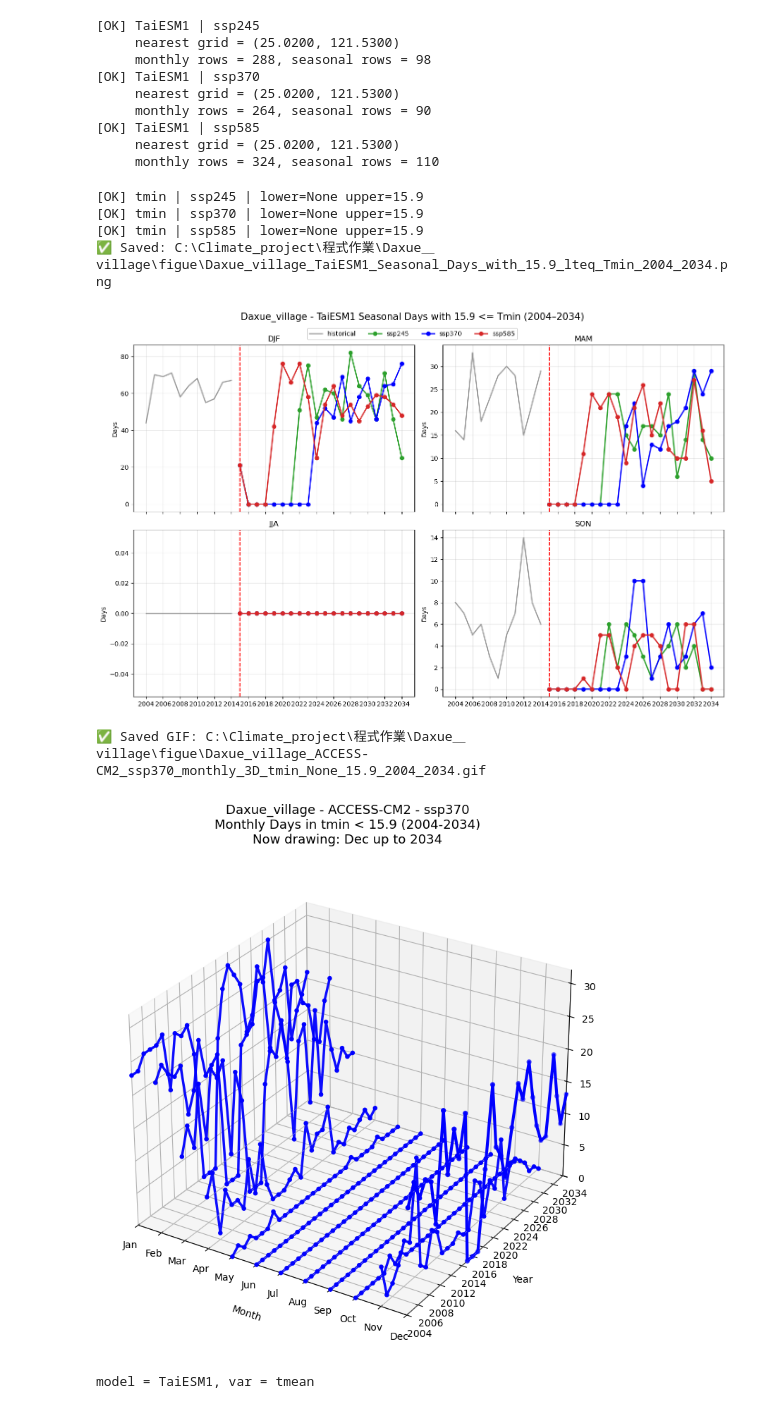
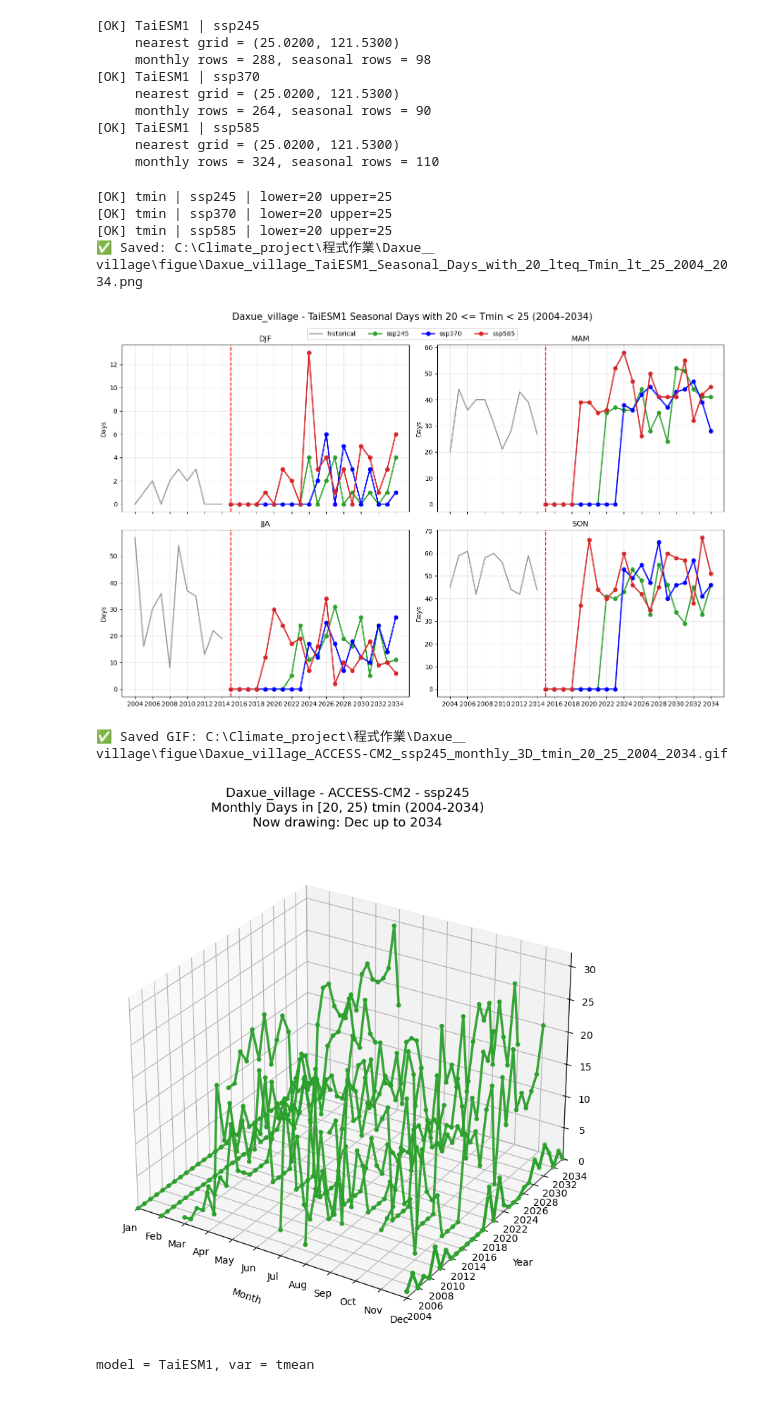
Before and after one commit to SteveChiao/Climate_project, a Jupyter notebook: 程式作業/Daxue＿village/code/0405gif檔.ipynb, the cells around one changed output. Saved outputs shown, nothing was run; the diff lists cells and outputs as text; code cells hidden in the pictures.

```diff
--- a/程式作業/Daxue＿village/code/0405gif檔.ipynb
+++ b/程式作業/Daxue＿village/code/0405gif檔.ipynb
@@ -586,7 +586,7 @@ plot_seasonal_interannual_timeseries(
 # 9. 額外分析：不同季節、不同溫度區間的逐年變化
 #    （不改主程式，只是額外加功能）
 # =========================================================
-model_name = "TaiESM1" # ["TaiESM1", "ACCESS-CM2", "EC-Earth3"]
+#model_name = "ACCESS-CM2" # ["TaiESM1", "ACCESS-CM2", "EC-Earth3"]
 save_path = Path(r"C:\Climate_project\程式作業\Daxue＿village\figue")
 save_path.mkdir(parents=True, exist_ok=True)
 
@@ -830,30 +830,30 @@ def plot_interval_seasonal_interannual(
 
     plt.show()
 # %%
-model_name = "TaiESM1" # ["TaiESM1", "ACCESS-CM2", "EC-Earth3"]
+#model_name = "TaiESM1" # ["TaiESM1", "ACCESS-CM2", "EC-Earth3"]
 
 interval_tmax_31_35 = build_interval_results(
     model_name=model_name,
     target_ssps=target_ssps,
     var_type="tmin",
-    lower=None,
-    upper=15.9,
+    lower=20,
+    upper=25,
     lower_inclusive=True,
     upper_inclusive=False
 )
 
 plot_interval_seasonal_interannual(
     interval_results=interval_tmax_31_35,
-    title="Seasonal Days with 15.9 <= Tmin",
+    title="Seasonal Days with 20 <= Tmin < 25",
     #save_path=save_path,
     ylabel="Days"
 )
 # %% [output]
-[OK] tmin | ssp245 | lower=None upper=15.9
-[OK] tmin | ssp370 | lower=None upper=15.9
-[OK] tmin | ssp585 | lower=None upper=15.9
-✅ Saved: C:\Climate_project\程式作業\Daxue＿village\figue\Daxue_village_TaiESM1_Seasonal_Days_with_15.9_lteq_Tmin_2004_2034.png
+[OK] tmin | ssp245 | lower=20 upper=25
+[OK] tmin | ssp370 | lower=20 upper=25
+[OK] tmin | ssp585 | lower=20 upper=25
+✅ Saved: C:\Climate_project\程式作業\Daxue＿village\figue\Daxue_village_TaiESM1_Seasonal_Days_with_20_lteq_Tmin_lt_25_2004_2034.png
-[figure, old version]
+[figure, new version]
 # %%
 # =========================================================
 # 10. 3D 動態圖：每個月的逐年變化（像股票走勢）
@@ -1138,11 +1138,11 @@ def animate_monthly_3d_stock(
 # 11. 執行：指定模式、溫度區間、SSP
 # =========================================================
 model_name = "ACCESS-CM2"          # ["TaiESM1", "ACCESS-CM2", "EC-Earth3"]
-selected_ssp = "ssp370"         # "ssp245" / "ssp370" / "ssp585"
+selected_ssp = "ssp245"         # "ssp245" / "ssp370" / "ssp585"
 var_type = "tmin"              # "tmean" / "tmax" / "tmin"
 
-lower = None
-upper = 15.9
+lower = 20
+upper = 25
 lower_inclusive = True
 upper_inclusive = False
 
@@ -1152,35 +1152,35 @@ end_year = 2034
 monthly_result_one_ssp = build_monthly_interval_results_for_one_ssp(
     model_name=model_name,
     selected_ssp=selected_ssp,
     var_type=var_type,
     lower=lower,
     upper=upper,
     lower_inclusive=lower_inclusive,
     upper_inclusive=upper_inclusive,
     start_year=start_year,
     end_year=end_year
 )
 
 anim = animate_monthly_3d_stock(
     monthly_df=monthly_result_one_ssp,
     model_name=model_name,
     selected_ssp=selected_ssp,
     var_type=var_type,
     lower=lower,
     upper=upper,
     lower_inclusive=lower_inclusive,
     upper_inclusive=upper_inclusive,
     start_year=start_year,
     end_year=end_year,
     save_path=save_path,
     fps=10,
     interval_ms=120,
     elev=28,
     azim=-58
 )
 # %% [output]
-✅ Saved GIF: C:\Climate_project\程式作業\Daxue＿village\figue\Daxue_village_ACCESS-CM2_ssp370_monthly_3D_tmin_None_15.9_2004_2034.gif
+✅ Saved GIF: C:\Climate_project\程式作業\Daxue＿village\figue\Daxue_village_ACCESS-CM2_ssp245_monthly_3D_tmin_20_25_2004_2034.gif
-[figure, old version]
+[figure, new version]
 # %%
 print(f"model = {model_name}, var = {var_type}")
 # %% [output]
```
Also changed, not shown: parts of 2 cells of this notebook, 18 other files.
